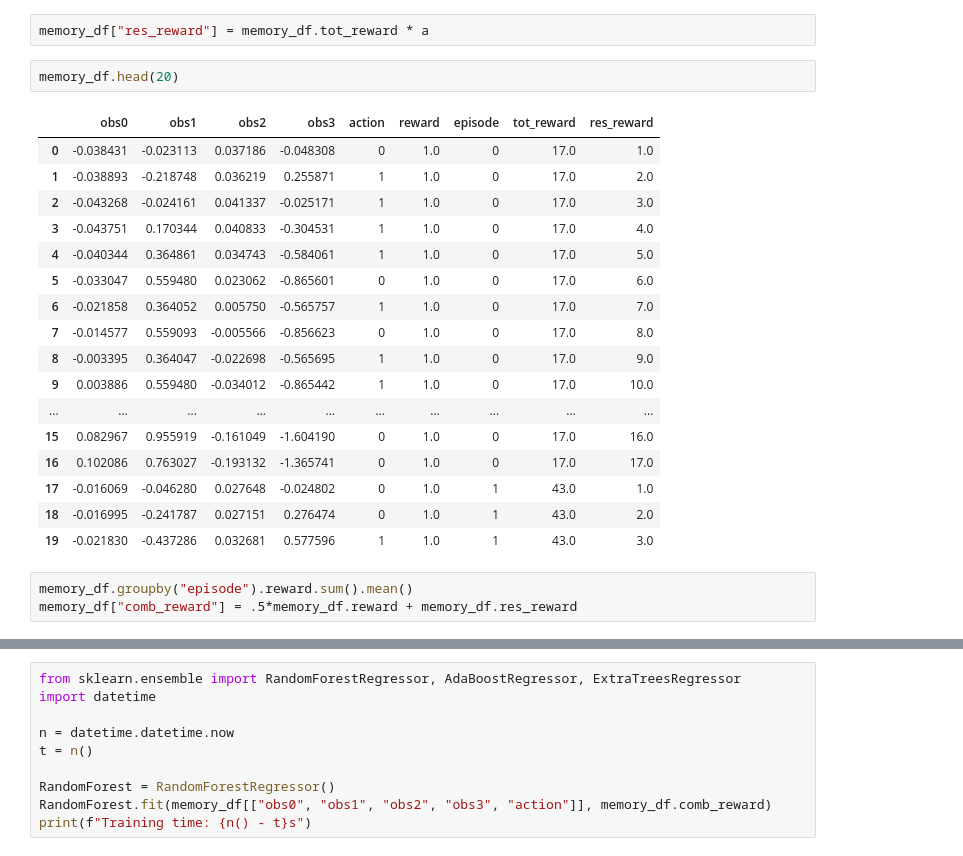
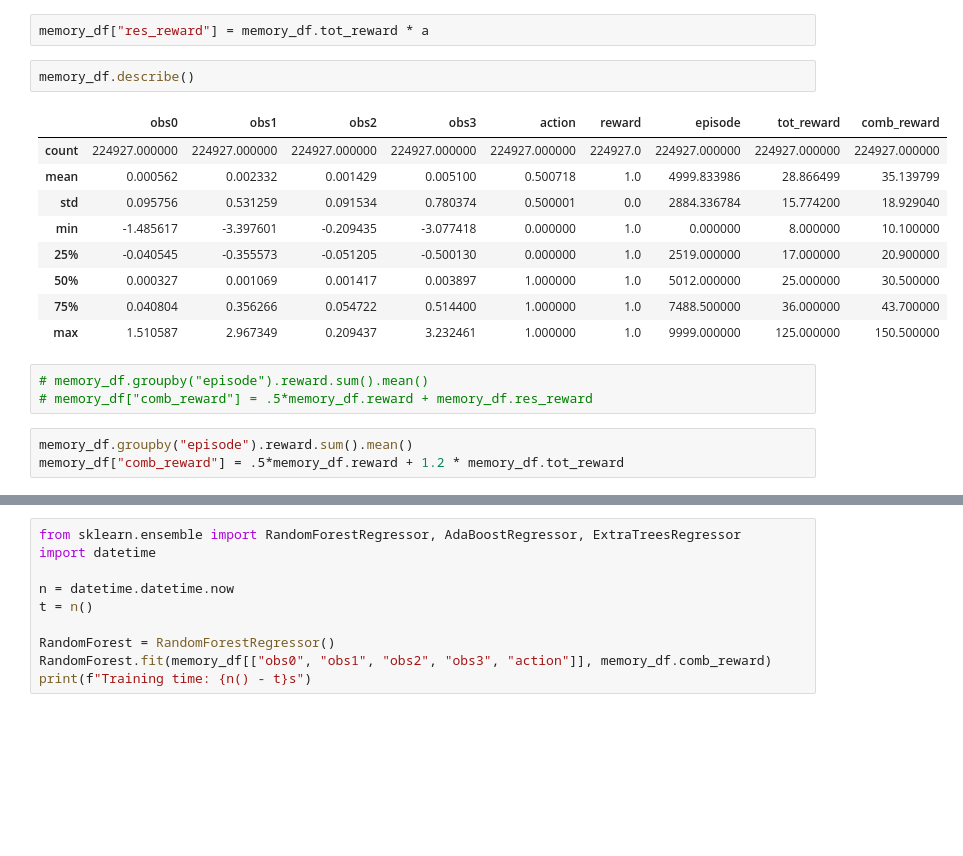
Before and after one commit to HyosikMoon/Coursera, a Jupyter notebook: Machine_Learning/Course5_Deep_Learning_and_Reinforcement_Learning/Proj/Course_Project_DL_5.ipynb, the cells around one changed output, grey strips where cells are left out. Saved outputs shown, nothing was run; the diff lists cells and outputs as text; blank space fills up the shorter version.

```diff
--- a/Machine_Learning/Course5_Deep_Learning_and_Reinforcement_Learning/Proj/Course_Project_DL_5.ipynb
+++ b/Machine_Learning/Course5_Deep_Learning_and_Reinforcement_Learning/Proj/Course_Project_DL_5.ipynb
@@ -68,28 +48,23 @@ a
 # %%
 memory_df["res_reward"] = memory_df.tot_reward * a
 # %%
-memory_df.head(20)
+memory_df.describe()
 # %% [output]
-|  | obs0 | obs1 | obs2 | obs3 | action | reward | episode | tot_reward | res_reward |
-| 0 | -0.038431 | -0.023113 | 0.037186 | -0.048308 | 0 | 1.0 | 0 | 17.0 | 1.0 |
-| 1 | -0.038893 | -0.218748 | 0.036219 | 0.255871 | 1 | 1.0 | 0 | 17.0 | 2.0 |
-| 2 | -0.043268 | -0.024161 | 0.041337 | -0.025171 | 1 | 1.0 | 0 | 17.0 | 3.0 |
-| 3 | -0.043751 | 0.170344 | 0.040833 | -0.304531 | 1 | 1.0 | 0 | 17.0 | 4.0 |
-| 4 | -0.040344 | 0.364861 | 0.034743 | -0.584061 | 1 | 1.0 | 0 | 17.0 | 5.0 |
-| 5 | -0.033047 | 0.559480 | 0.023062 | -0.865601 | 0 | 1.0 | 0 | 17.0 | 6.0 |
-| 6 | -0.021858 | 0.364052 | 0.005750 | -0.565757 | 1 | 1.0 | 0 | 17.0 | 7.0 |
-| 7 | -0.014577 | 0.559093 | -0.005566 | -0.856623 | 0 | 1.0 | 0 | 17.0 | 8.0 |
-| 8 | -0.003395 | 0.364047 | -0.022698 | -0.565695 | 1 | 1.0 | 0 | 17.0 | 9.0 |
-| 9 | 0.003886 | 0.559480 | -0.034012 | -0.865442 | 1 | 1.0 | 0 | 17.0 | 10.0 |
-| ... | ... | ... | ... | ... | ... | ... | ... | ... | ... |
-| 15 | 0.082967 | 0.955919 | -0.161049 | -1.604190 | 0 | 1.0 | 0 | 17.0 | 16.0 |
-| 16 | 0.102086 | 0.763027 | -0.193132 | -1.365741 | 0 | 1.0 | 0 | 17.0 | 17.0 |
-| 17 | -0.016069 | -0.046280 | 0.027648 | -0.024802 | 0 | 1.0 | 1 | 43.0 | 1.0 |
-| 18 | -0.016995 | -0.241787 | 0.027151 | 0.276474 | 0 | 1.0 | 1 | 43.0 | 2.0 |
-| 19 | -0.021830 | -0.437286 | 0.032681 | 0.577596 | 1 | 1.0 | 1 | 43.0 | 3.0 |
+|  | obs0 | obs1 | obs2 | obs3 | action | reward | episode | tot_reward | comb_reward |
+| count | 224927.000000 | 224927.000000 | 224927.000000 | 224927.000000 | 224927.000000 | 224927.0 | 224927.000000 | 224927.000000 | 224927.000000 |
+| mean | 0.000562 | 0.002332 | 0.001429 | 0.005100 | 0.500718 | 1.0 | 4999.833986 | 28.866499 | 35.139799 |
+| std | 0.095756 | 0.531259 | 0.091534 | 0.780374 | 0.500001 | 0.0 | 2884.336784 | 15.774200 | 18.929040 |
+| min | -1.485617 | -3.397601 | -0.209435 | -3.077418 | 0.000000 | 1.0 | 0.000000 | 8.000000 | 10.100000 |
+| 25% | -0.040545 | -0.355573 | -0.051205 | -0.500130 | 0.000000 | 1.0 | 2519.000000 | 17.000000 | 20.900000 |
+| 50% | 0.000327 | 0.001069 | 0.001417 | 0.003897 | 1.000000 | 1.0 | 5012.000000 | 25.000000 | 30.500000 |
+| 75% | 0.040804 | 0.356266 | 0.054722 | 0.514400 | 1.000000 | 1.0 | 7488.500000 | 36.000000 | 43.700000 |
+| max | 1.510587 | 2.967349 | 0.209437 | 3.232461 | 1.000000 | 1.0 | 9999.000000 | 125.000000 | 150.500000 |
 # %%
-memory_df.groupby("episode").reward.sum().mean()
-memory_df["comb_reward"] = .5*memory_df.reward + memory_df.res_reward
+# memory_df.groupby("episode").reward.sum().mean()
+# memory_df["comb_reward"] = .5*memory_df.reward + memory_df.res_reward
+# %%
+memory_df.groupby("episode").reward.sum().mean()
+memory_df["comb_reward"] = .5*memory_df.reward + 1.2 * memory_df.tot_reward
 # %%
 memory_df
 # %% [output]
```
Also changed, not shown: parts of 16 cells of this notebook, 1 other file.
